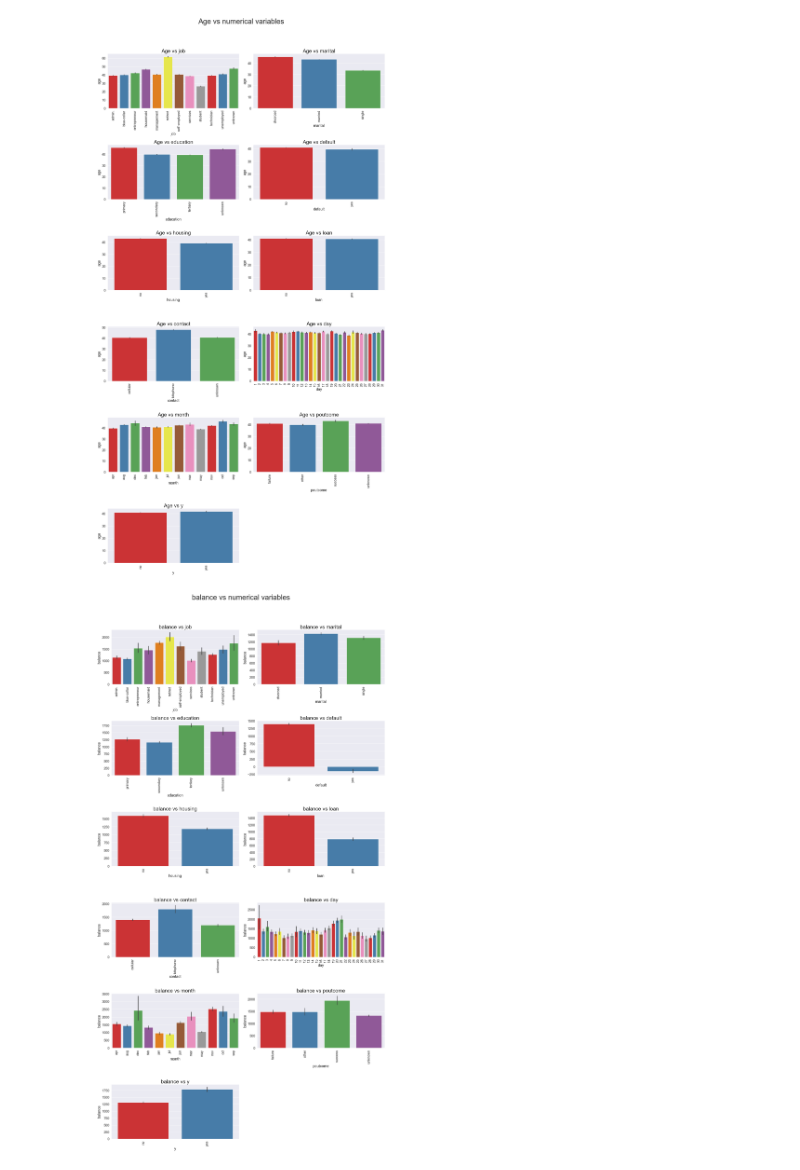
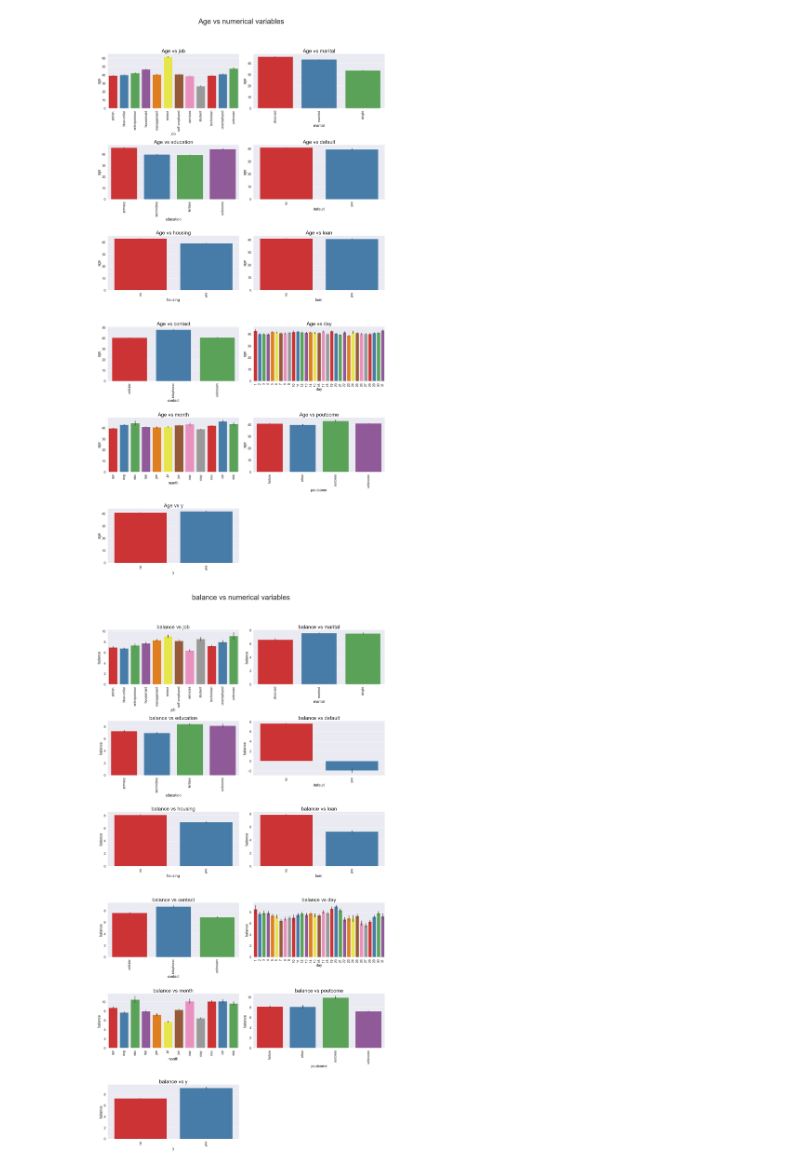
Before and after one commit to rhythmbhavsar/Bank-Marketing, a Jupyter notebook: Bank Marketing.ipynb, the cells around one changed output. Drawn from its saved outputs; the diff is of its cells as text; code cells hidden in the pictures.

```diff
--- a/Bank Marketing.ipynb
+++ b/Bank Marketing.ipynb
@@ -227,7 +233,7 @@ previous    2.511950
 dtype: float64
 # %%
 bank_sqrt = bank.copy(deep=True)
-for i in numeric:
+for i in data_transform:
     bank_sqrt[i] = np.sqrt(bank_sqrt[i])
 bank_sqrt[numeric].skew()
 # %% [output]
@@ -240,7 +246,7 @@ previous    2.850686
 dtype: float64
 # %%
 bank_cbrt = bank.copy(deep=True)
-for i in numeric:
+for i in data_transform:
     bank_cbrt[i] = np.cbrt(bank_cbrt[i])
 bank_cbrt[numeric].skew()
 # %% [output]
@@ -294,7 +300,7 @@ for i in category:
     plt.subplot(8,2,n)
     ax = plt.gca()
     sns.set(font_scale = 1.5)
-    sns.countplot(x = bank1[i], palette='Set1',order=bank[i].value_counts().sort_values().index)
+    sns.countplot(x = bank1[i], palette='Set1',order=bank1[i].value_counts().sort_values().index)
     ax.set_title('Distribution of %s'%(i), fontsize=25)
     plt.xticks(rotation=90)
     n+=1
@@ -312,7 +318,7 @@ for i in category:
     plt.subplot(10,2,n)
     ax = plt.gca()
     sns.set(font_scale = 1.5)
-    sns.barplot(x =bank1[i], y=bank['age'], palette='Set1')
+    sns.barplot(x =bank1[i], y=bank1['age'], palette='Set1')
     ax.set_title('Age vs %s'%(i), fontsize=25)
     plt.xticks(rotation=90)
     n+=1
@@ -325,20 +331,20 @@ plt.show()
 # %%
 n=1
 plt.subplots(figsize=(20, 60))
 for i in category:
     plt.subplot(10,2,n)
     ax = plt.gca()
     sns.set(font_scale = 1.5)
-    sns.barplot(x =bank1[i], y=bank['balance'], palette='Set1')
+    sns.barplot(x =bank1[i], y=bank1['balance'], palette='Set1')
     ax.set_title('balance vs %s'%(i), fontsize=25)
     plt.xticks(rotation=90)
     n+=1
 
     plt.tight_layout()
 plt.suptitle('balance vs numerical variables', y=1.03, fontsize=35)
 plt.show()
 # %% [output]
-[figure, old version]
+[figure, new version]
 # %%
 n=1
 plt.subplots(figsize=(20, 60))
```
Also changed, not shown: parts of 31 cells of this notebook.
